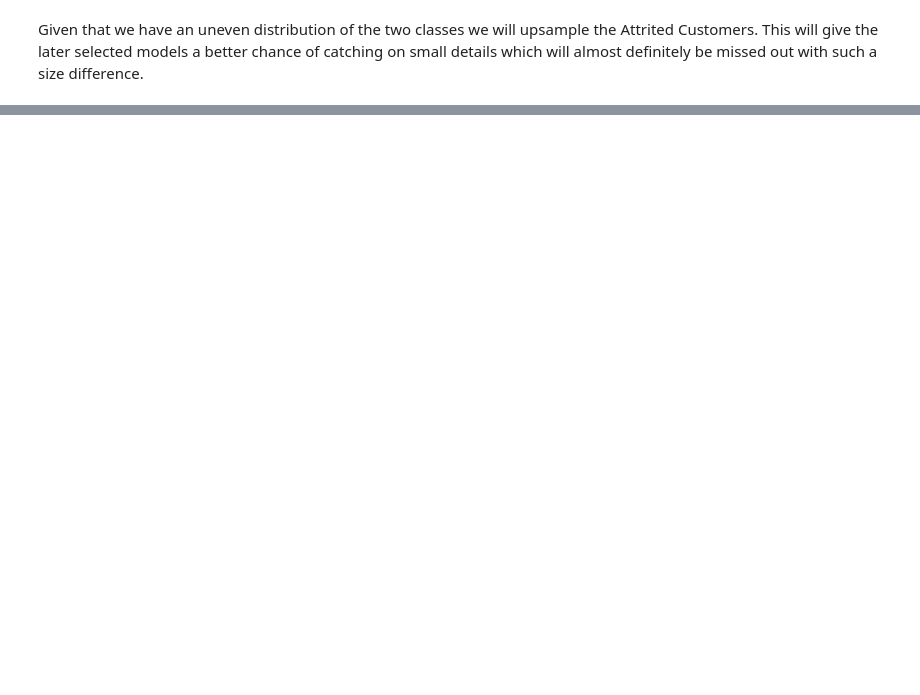
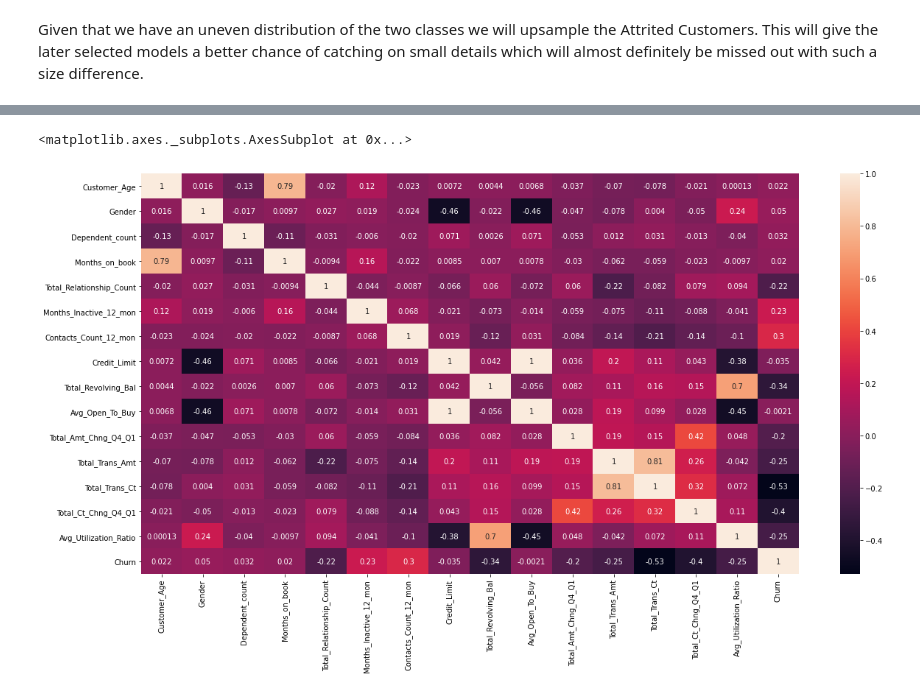
Before and after one commit to tdegamboda/Kaggle_Rough, a Jupyter notebook: Customer_Attrition.ipynb, the cells around one changed output, grey strips where cells are left out. Drawn from its saved outputs; the diff is of its cells as text; code cells hidden in the pictures; blank space fills up the shorter version.

```diff
--- a/Customer_Attrition.ipynb
+++ b/Customer_Attrition.ipynb
@@ -229,0 +292,6 @@ Given that we have an uneven distribution of the two classes we will upsample th
+# %%
+oversample = SMOTE()
+X, y = oversample.fit_resample(data[data.columns[1:]], data[data.columns[0]])
+usampled_df = pd.DataFrame(data = X, columns = data.columns[1:])
+usampled_df = usampled_df.assign(Churn = y)
+usampled_df.head()
@@ -229,0 +306,10 @@ Given that we have an uneven distribution of the two classes we will upsample th
+# %%
+ohe_data = usampled_df[usampled_df.columns[15 : -1]].copy()
+usampled_df = usampled_df.drop(columns = usampled_df.columns[15 : -1])
+# %%
+plt.figure(figsize = (20, 10))
+
+sns.heatmap(usampled_df.corr('pearson'), annot = True)
+# %% [output]
+<matplotlib.axes._subplots.AxesSubplot at 0x...>
+[figure, added]
```
Also changed, not shown: parts of 26 cells of this notebook.
